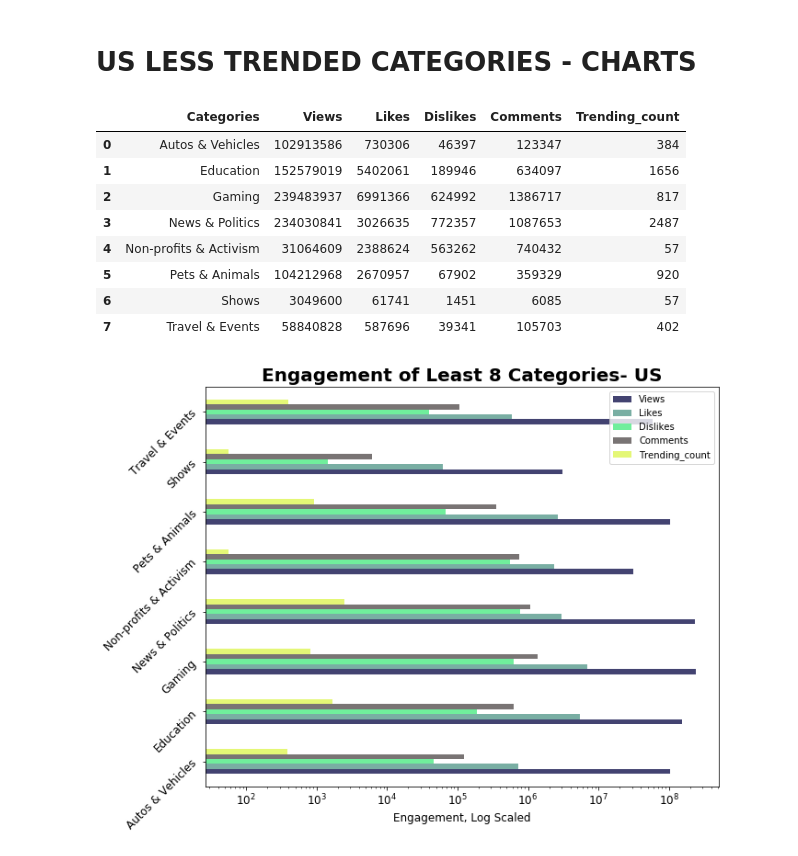
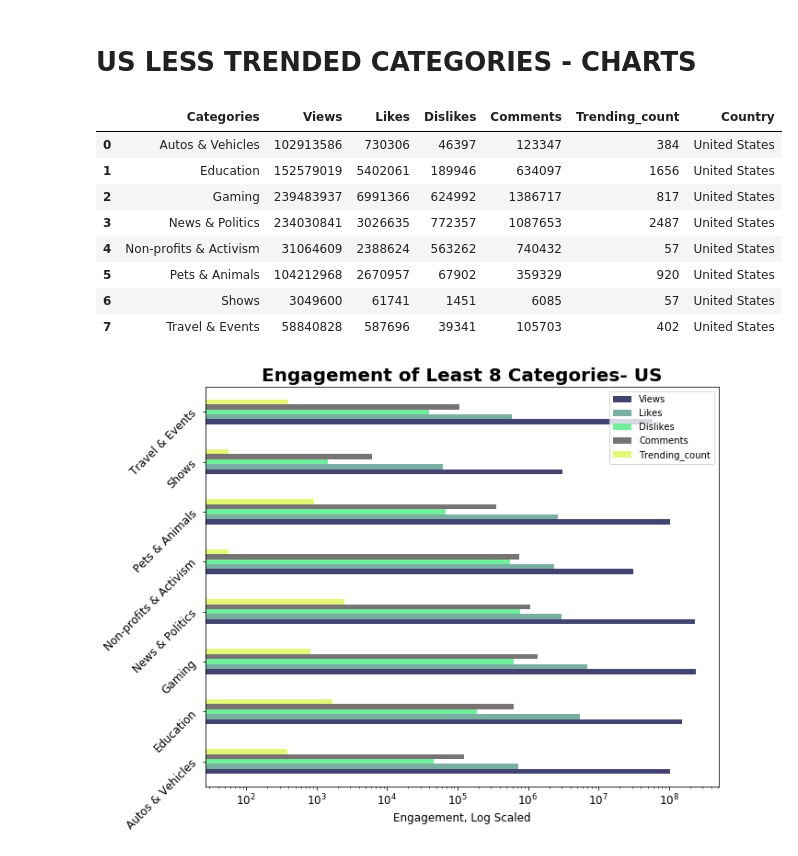
Before and after one commit to damuakula/Team06_SMUDataSci, a Jupyter notebook: PROJECT1/Youtube_Trending.ipynb, the cells around one changed output. Cells and saved outputs as stored; diff of their text form; code cells hidden in the pictures.

```diff
--- a/PROJECT1/Youtube_Trending.ipynb
+++ b/PROJECT1/Youtube_Trending.ipynb
@@ -239,23 +240,24 @@ USless_trending = USnewDF.query("Views < 250000000")
 # %%
 #Creates a new dataframe for bottom set of  categories
 Last_USnewDF = pd.DataFrame()
 Last_USnewDF["Categories"] = USless_views.Categories.values
 Last_USnewDF["Views"] = USless_views.Views.values
 Last_USnewDF["Likes"] = USless_likes.Likes.values
 Last_USnewDF["Dislikes"] = USless_dislikes.Dislikes.values
 Last_USnewDF["Comments"] = USless_comments.Comments.values
 Last_USnewDF["Trending_count"] = USless_trending.Trending_count.values
+Last_USnewDF["Country"] = "United States"
 Last_USnewDF
 # %% [output]
-|  | Categories | Views | Likes | Dislikes | Comments | Trending_count |
-| 0 | Autos & Vehicles | 102913586 | 730306 | 46397 | 123347 | 384 |
-| 1 | Education | 152579019 | 5402061 | 189946 | 634097 | 1656 |
-| 2 | Gaming | 239483937 | 6991366 | 624992 | 1386717 | 817 |
-| 3 | News & Politics | 234030841 | 3026635 | 772357 | 1087653 | 2487 |
-| 4 | Non-profits & Activism | 31064609 | 2388624 | 563262 | 740432 | 57 |
-| 5 | Pets & Animals | 104212968 | 2670957 | 67902 | 359329 | 920 |
-| 6 | Shows | 3049600 | 61741 | 1451 | 6085 | 57 |
-| 7 | Travel & Events | 58840828 | 587696 | 39341 | 105703 | 402 |
+|  | Categories | Views | Likes | Dislikes | Comments | Trending_count | Country |
+| 0 | Autos & Vehicles | 102913586 | 730306 | 46397 | 123347 | 384 | United States |
+| 1 | Education | 152579019 | 5402061 | 189946 | 634097 | 1656 | United States |
+| 2 | Gaming | 239483937 | 6991366 | 624992 | 1386717 | 817 | United States |
+| 3 | News & Politics | 234030841 | 3026635 | 772357 | 1087653 | 2487 | United States |
+| 4 | Non-profits & Activism | 31064609 | 2388624 | 563262 | 740432 | 57 | United States |
+| 5 | Pets & Animals | 104212968 | 2670957 | 67902 | 359329 | 920 | United States |
+| 6 | Shows | 3049600 | 61741 | 1451 | 6085 | 57 | United States |
+| 7 | Travel & Events | 58840828 | 587696 | 39341 | 105703 | 402 | United States |
 # %%
 #Horizontal Bar Chart of Engagement for Bottom Categories
 my_colors=['#434371', '#79aea3', '#70ee9c' ,'#797474','#E4F776']
```
Also changed, not shown: parts of 7 cells of this notebook.
